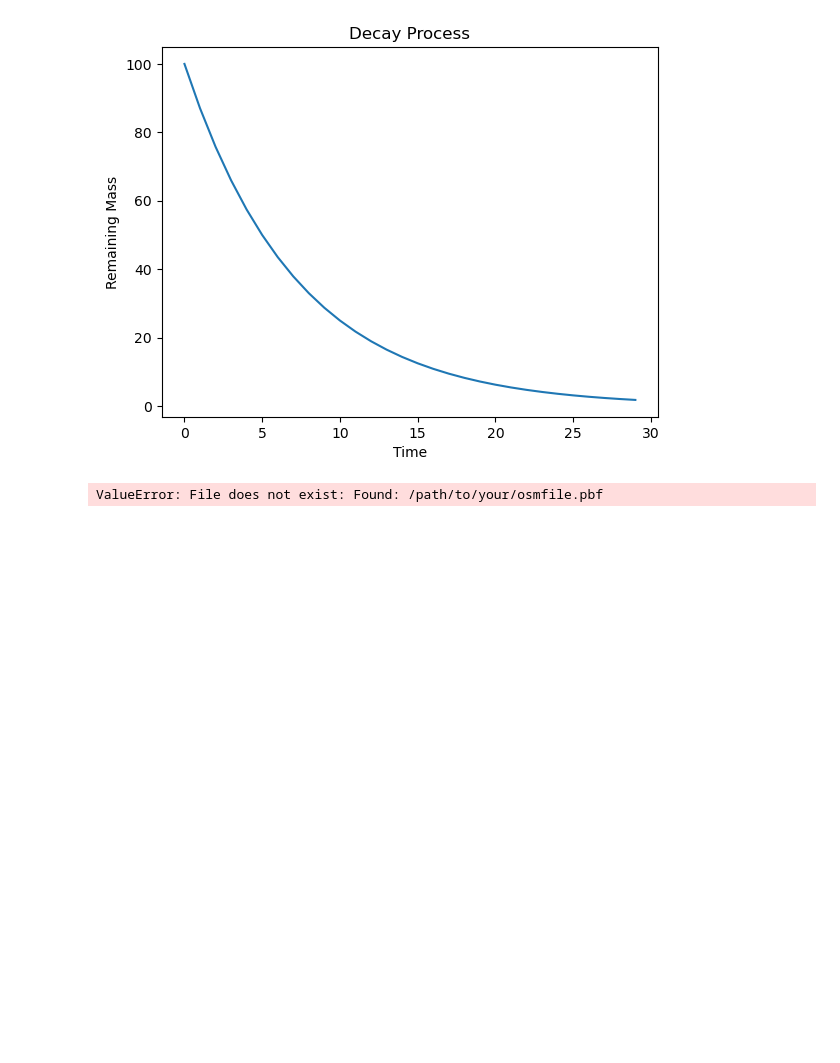
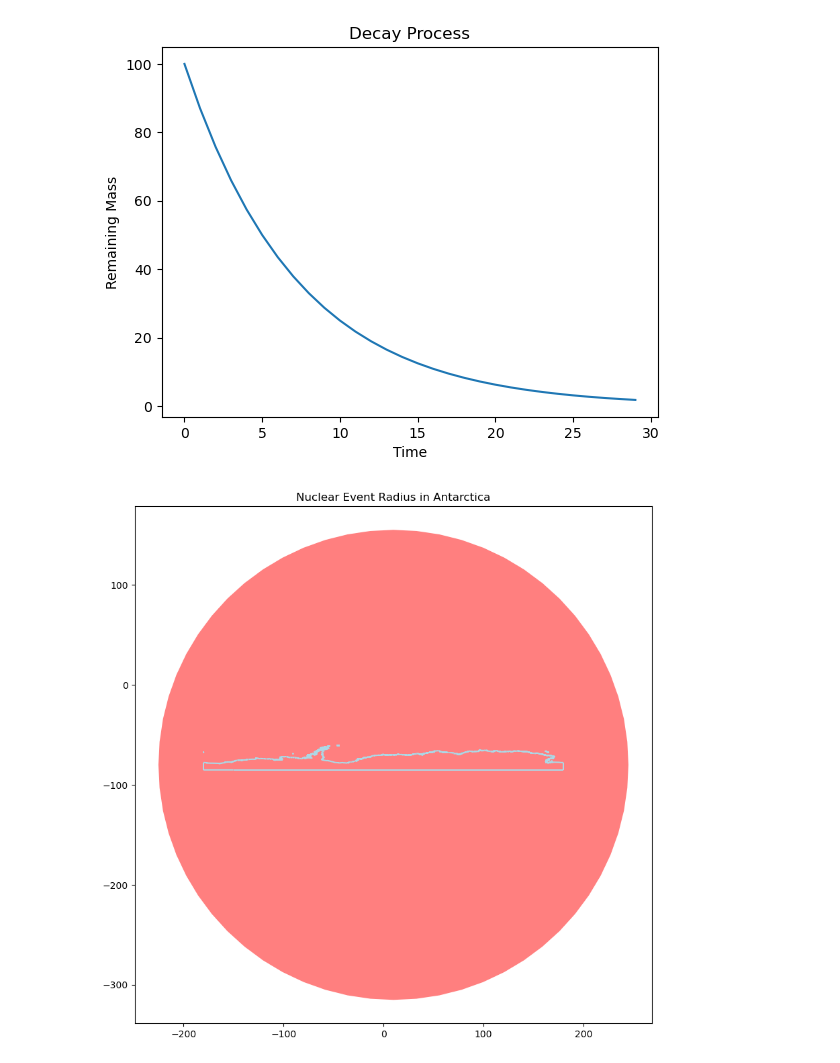
Before and after one commit to kernelzeroday/nuclear_testing, a Jupyter notebook: sim.ipynb, the cells around one changed output. Drawn from its saved outputs; the diff is of its cells as text; code cells hidden in the pictures; blank space fills up the shorter version.

```diff
--- a/sim.ipynb
+++ b/sim.ipynb
@@ -50,15 +50,38 @@ plt.title('Decay Process')
 plt.show()
 # %% [output]
 [figure]
-# %%
-# Load OpenStreetMap data for a specific location
-osm = OSM("/path/to/your/osmfile.pbf")
-
-# Get data for specific features (e.g., industrial areas)
-industrial_areas = osm.get_buildings(custom_filter={"industrial": ["yes"]})
-
-# Plot the result
-industrial_areas.plot()
-plt.show()
-# %% [output]
-ValueError: File does not exist: Found: /path/to/your/osmfile.pbf
+# %%
+import geopandas as gpd
+import matplotlib.pyplot as plt
+from shapely.geometry import Point
+
+# Function to simulate a fission reaction
+def fission_reaction(nucleus):
+    # Placeholder for a fission reaction, replace with actual simulation if needed
+    energy_released = nucleus * 1e5  # Just an example, please replace with actual calculation
+    return _, energy_released
+
+def energy_to_radius(energy):
+    return energy * 1e-5
+
+# Read the GeoJSON file
+gdf = gpd.read_file('antarctica-latest-lines.geojson')
+
+# Filter rows where 'other_tags' contains the string 'natural'=>'coastline'
+coastline = gdf[gdf['other_tags'].str.contains('"natural"=>"coastline"', na=False)]
+
+# Simulate a fission reaction and convert the energy to radius
+_, energy_released = fission_reaction(235)
+event_radius = energy_to_radius(energy_released)
+
+# Create and plot the event radius circle
+event_location = Point(10, -80)
+event_radius_circle = event_location.buffer(event_radius)
+event_gdf = gpd.GeoDataFrame(geometry=[event_radius_circle])
+
+coastline.plot(figsize=(10, 10), color="lightblue")
+event_gdf.plot(ax=plt.gca(), color="red", alpha=0.5)
+plt.title("Nuclear Event Radius in Antarctica")
+plt.show()
+# %% [output]
+[figure, added]
```
Also changed, not shown: 4 other files.
